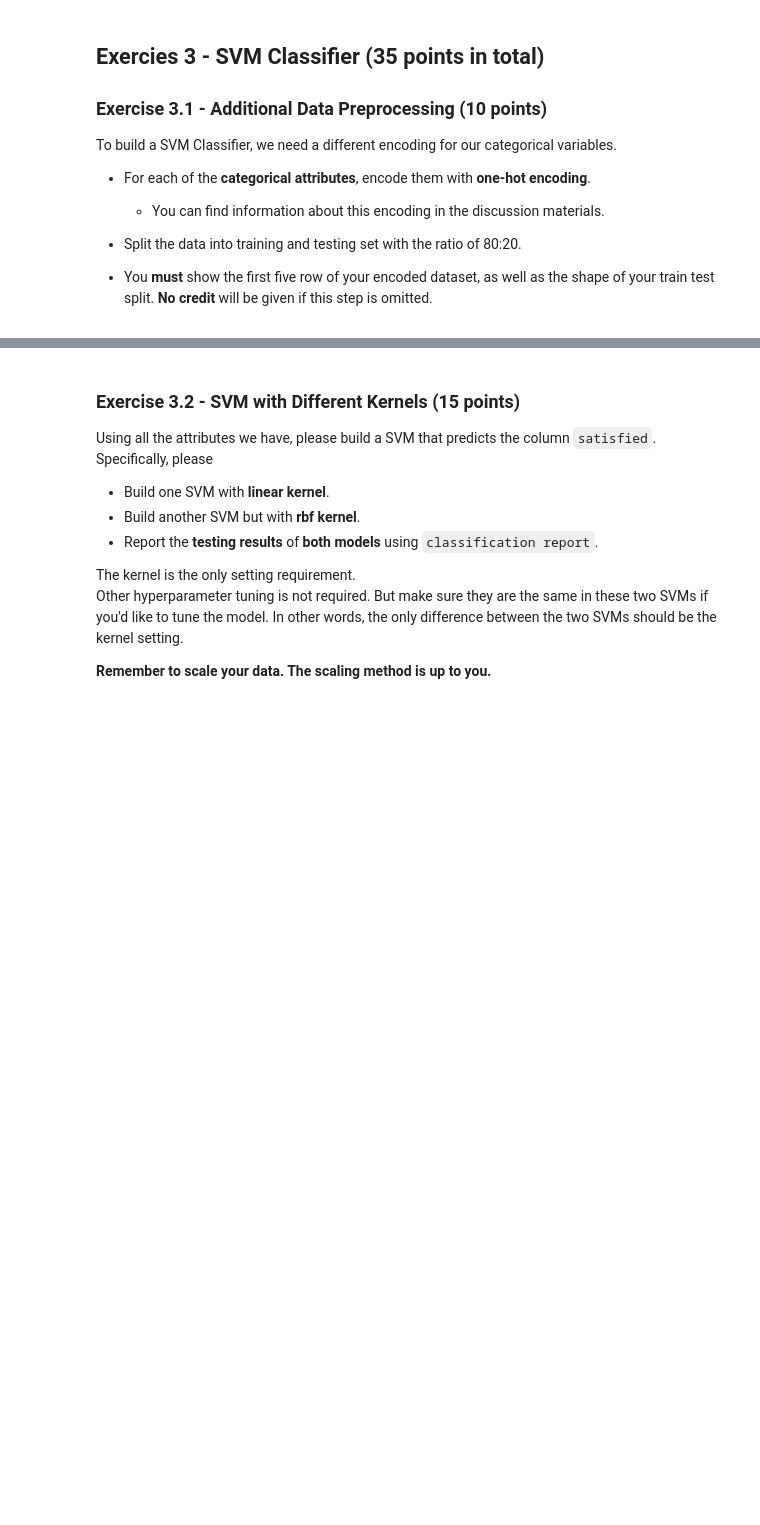
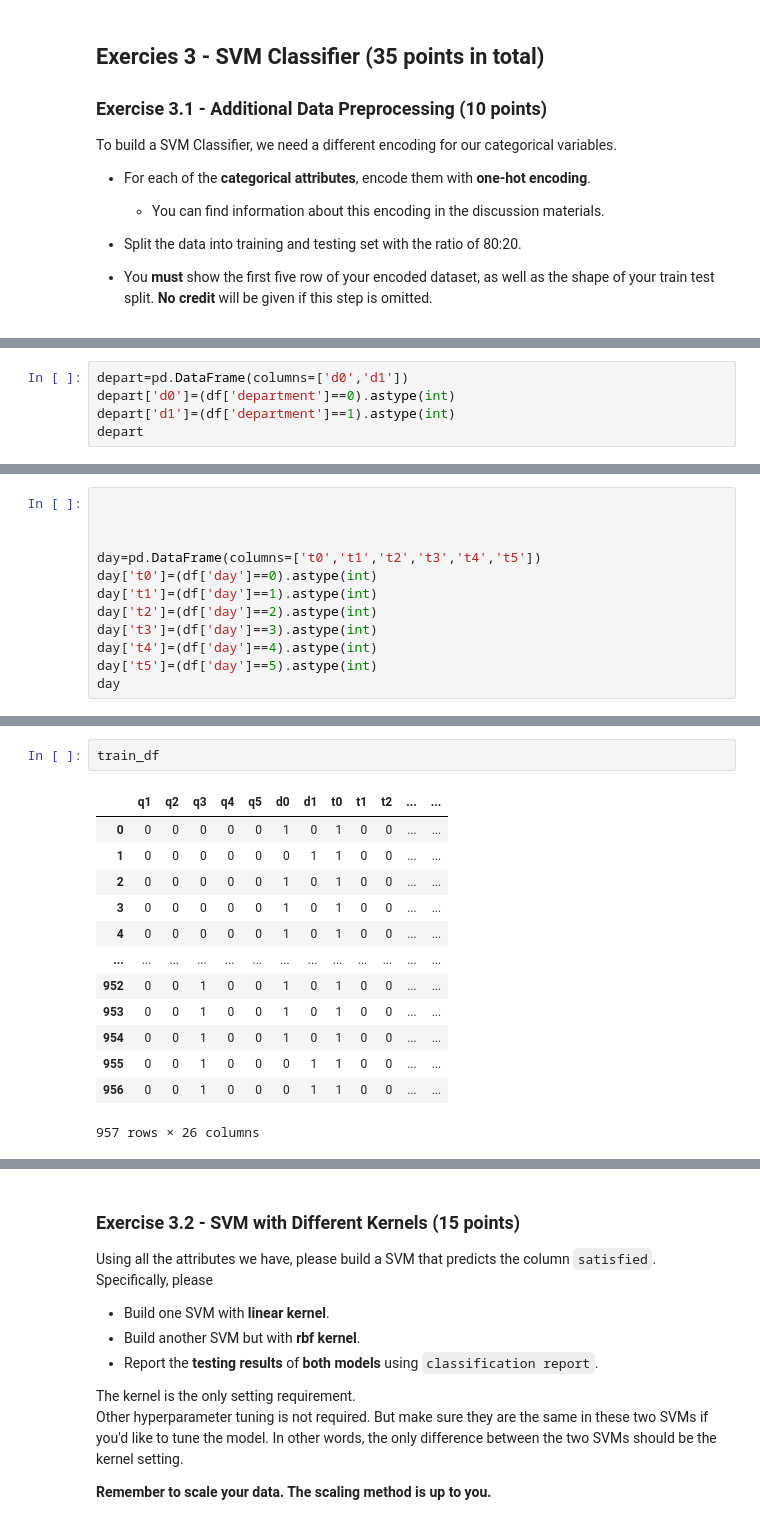
Before and after one commit to SriSupratikTalari/hw2, a Jupyter notebook: HW2_NB_&_SVMs.ipynb, the cells around one changed output, grey strips where cells are left out. Drawn from its saved outputs; the diff is of its cells as text; blank space fills up the shorter version.

```diff
--- a/HW2_NB_&_SVMs.ipynb
+++ b/HW2_NB_&_SVMs.ipynb
@@ -738,0 +815,5 @@ To build a SVM Classifier, we need a different encoding for our categorical vari
+# %%
+depart=pd.DataFrame(columns=['d0','d1'])
+depart['d0']=(df['department']==0).astype(int)
+depart['d1']=(df['department']==1).astype(int)
+depart
@@ -738,0 +834,12 @@ To build a SVM Classifier, we need a different encoding for our categorical vari
+# %%
+
+
+
+day=pd.DataFrame(columns=['t0','t1','t2','t3','t4','t5'])
+day['t0']=(df['day']==0).astype(int)
+day['t1']=(df['day']==1).astype(int)
+day['t2']=(df['day']==2).astype(int)
+day['t3']=(df['day']==3).astype(int)
+day['t4']=(df['day']==4).astype(int)
+day['t5']=(df['day']==5).astype(int)
+day
@@ -738,0 +901,16 @@ To build a SVM Classifier, we need a different encoding for our categorical vari
+# %%
+train_df
+# %% [output]
+|  | q1 | q2 | q3 | q4 | q5 | d0 | d1 | t0 | t1 | t2 | ... | ... |
+| 0 | 0 | 0 | 0 | 0 | 0 | 1 | 0 | 1 | 0 | 0 | ... | ... |
+| 1 | 0 | 0 | 0 | 0 | 0 | 0 | 1 | 1 | 0 | 0 | ... | ... |
+| 2 | 0 | 0 | 0 | 0 | 0 | 1 | 0 | 1 | 0 | 0 | ... | ... |
+| 3 | 0 | 0 | 0 | 0 | 0 | 1 | 0 | 1 | 0 | 0 | ... | ... |
+| 4 | 0 | 0 | 0 | 0 | 0 | 1 | 0 | 1 | 0 | 0 | ... | ... |
+| ... | ... | ... | ... | ... | ... | ... | ... | ... | ... | ... | ... | ... |
+| 952 | 0 | 0 | 1 | 0 | 0 | 1 | 0 | 1 | 0 | 0 | ... | ... |
+| 953 | 0 | 0 | 1 | 0 | 0 | 1 | 0 | 1 | 0 | 0 | ... | ... |
+| 954 | 0 | 0 | 1 | 0 | 0 | 1 | 0 | 1 | 0 | 0 | ... | ... |
+| 955 | 0 | 0 | 1 | 0 | 0 | 0 | 1 | 1 | 0 | 0 | ... | ... |
+| 956 | 0 | 0 | 1 | 0 | 0 | 0 | 1 | 1 | 0 | 0 | ... | ... |
+957 rows × 26 columns
```
Also changed, not shown: parts of 25 cells of this notebook.
